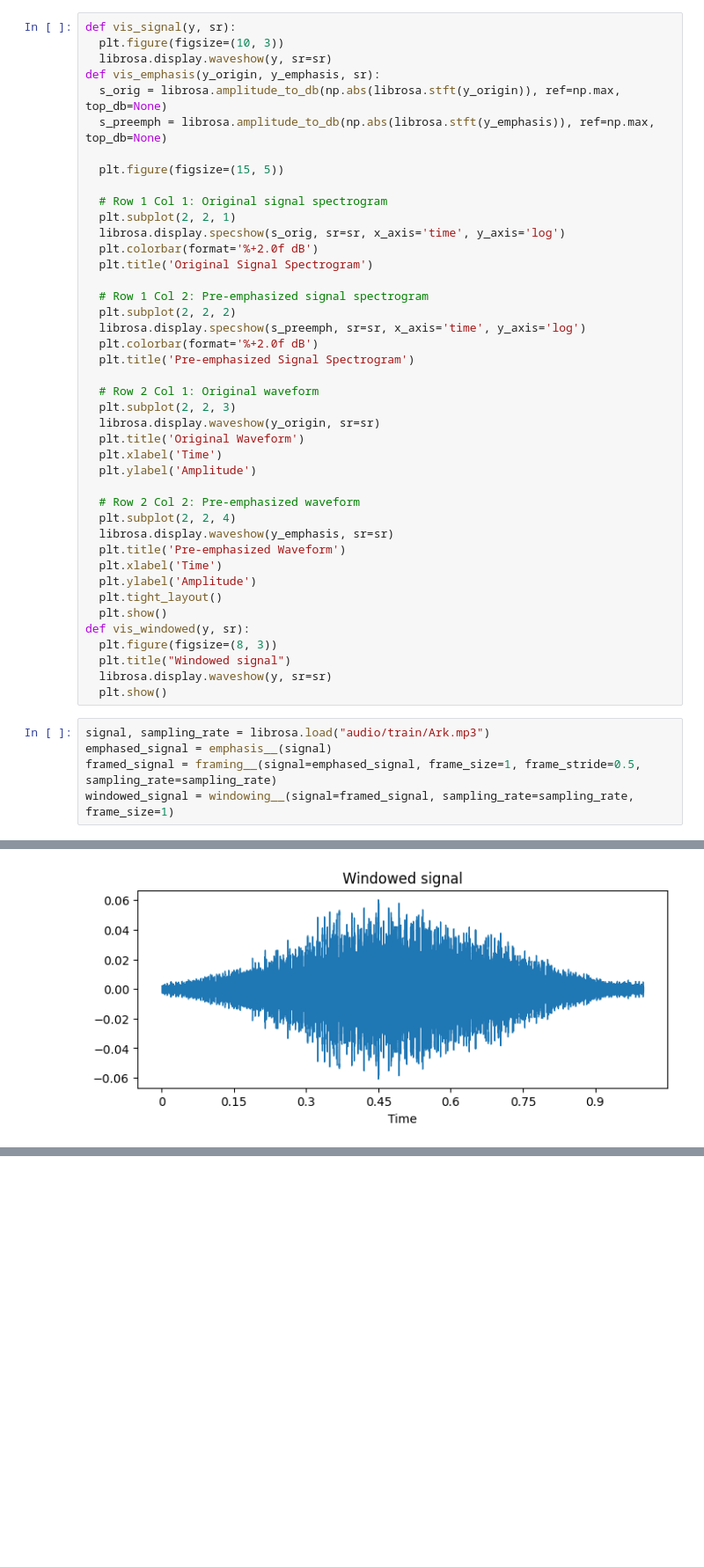
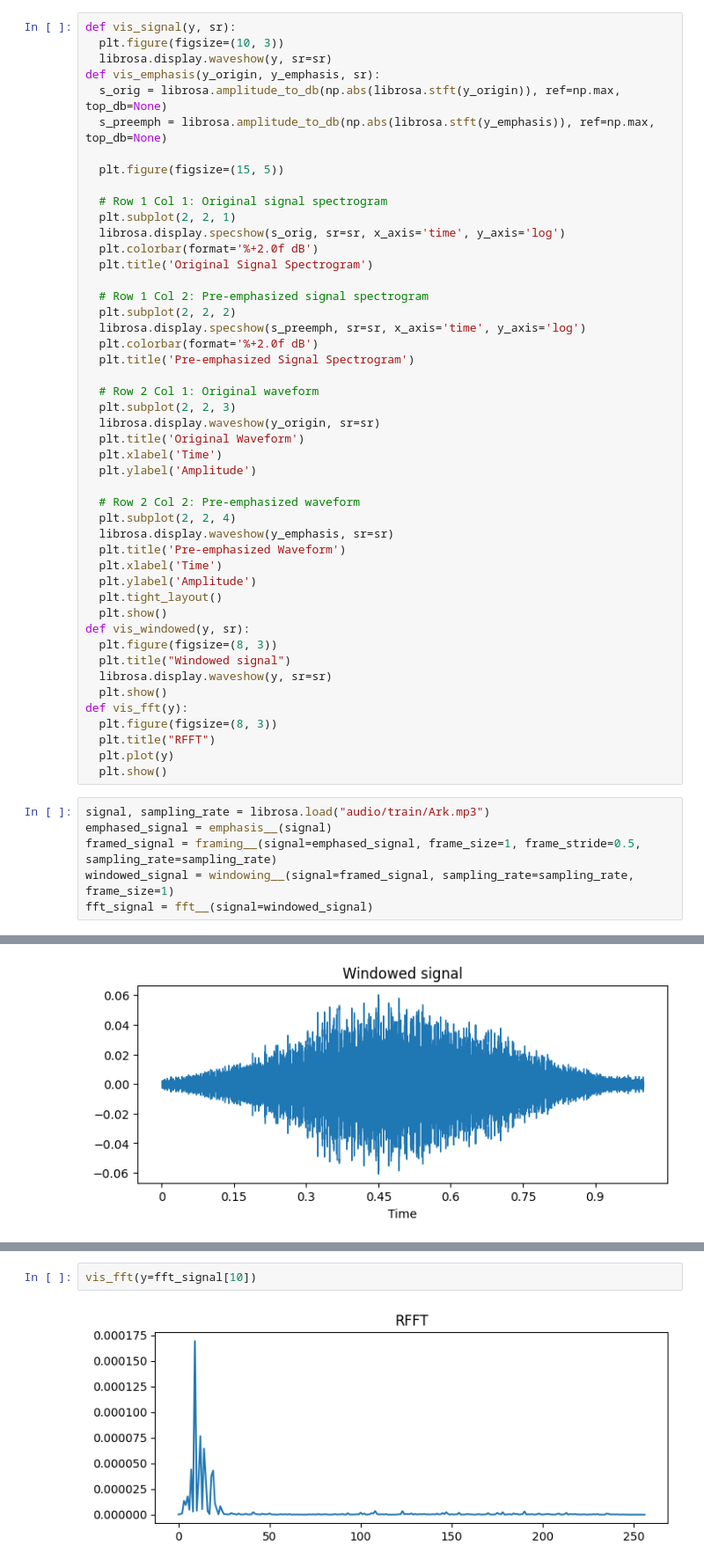
Before and after one commit to gdapriana/song-detection, a Jupyter notebook: visualize.ipynb, the cells around one changed output, grey strips where cells are left out. Shown at 88% size. Cells and saved outputs as stored; diff of their text form; blank space fills up the shorter version.

Commit message:
visualize fft signal

```diff
--- a/visualize.ipynb
+++ b/visualize.ipynb
@@ -46,11 +46,17 @@ def vis_windowed(y, sr):
   plt.title("Windowed signal")
   librosa.display.waveshow(y, sr=sr)
   plt.show()
+def vis_fft(y):
+  plt.figure(figsize=(8, 3))
+  plt.title("RFFT")
+  plt.plot(y)
+  plt.show()
 # %%
 signal, sampling_rate = librosa.load("audio/train/Ark.mp3")
 emphased_signal = emphasis__(signal)
 framed_signal = framing__(signal=emphased_signal, frame_size=1, frame_stride=0.5, sampling_rate=sampling_rate)
 windowed_signal = windowing__(signal=framed_signal, sampling_rate=sampling_rate, frame_size=1)
+fft_signal = fft__(signal=windowed_signal)
 # %% [markdown]
 # ORIGINAL SIGNAL
 # %%
@@ -69,0 +80,4 @@ vis_windowed(y=windowed_signal[10], sr=sampling_rate)
+# %%
+vis_fft(y=fft_signal[10])
+# %% [output]
+[figure, added]
```
Also changed, not shown: parts of 3 cells of this notebook.
